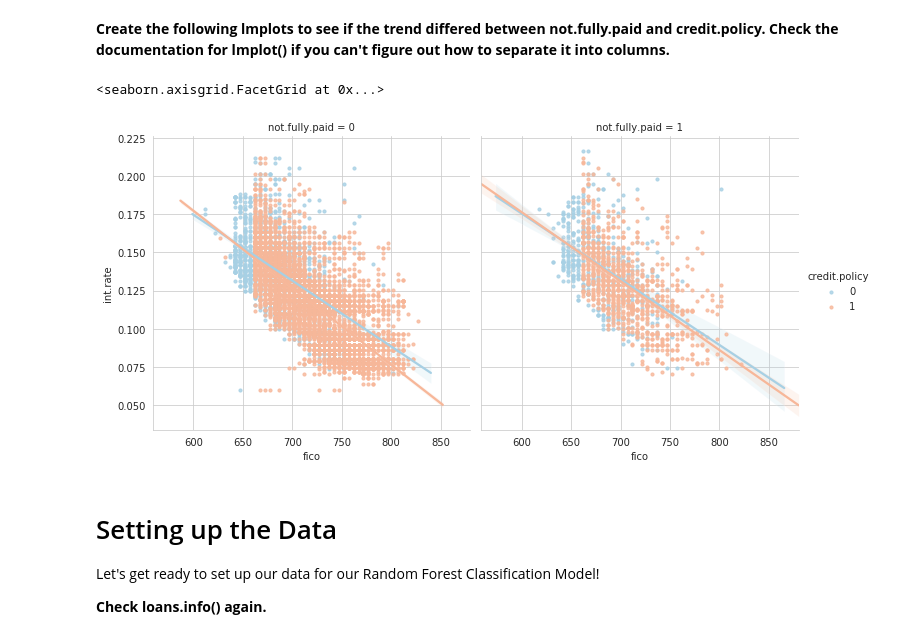
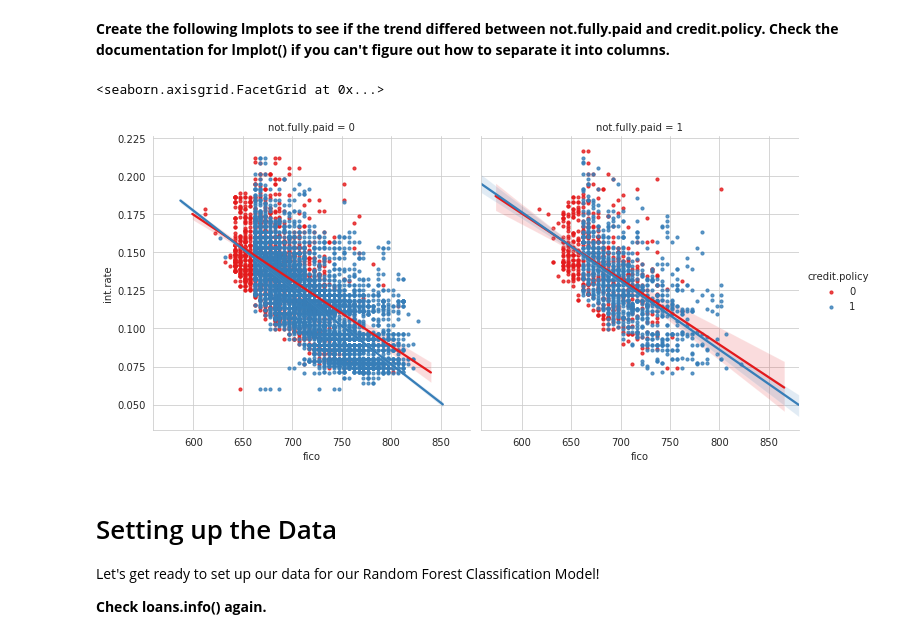
Before and after one commit to GkouskosV/Python-for-Data-Science-and-Machine-Learning-Bootcamp, a Jupyter notebook: Machine_Learning_Sections/DecisionTrees_and_RandomForests/LendingClub_RandomForest_Project.ipynb, the cells around one changed output. Drawn from its saved outputs; the diff is of its cells as text; code cells hidden in the pictures.

```diff
--- a/Machine_Learning_Sections/DecisionTrees_and_RandomForests/LendingClub_RandomForest_Project.ipynb
+++ b/Machine_Learning_Sections/DecisionTrees_and_RandomForests/LendingClub_RandomForest_Project.ipynb
@@ -135,14 +162,14 @@ sns.jointplot(x='fico', y='int.rate',data=loans, s=10, color='purple')
 # %%
 sns.lmplot(x='fico',
            y='int.rate',
            hue='credit.policy',
            col='not.fully.paid',
-           palette='RdBu_r',
+           palette='Set1',
            data=loans,
            scatter_kws={'s':10})
 # %% [output]
 <seaborn.axisgrid.FacetGrid at 0x...>
-[figure, old version]
+[figure, new version]
 # %% [markdown]
 # Setting up the Data
 
```
Also changed, not shown: parts of 6 cells of this notebook.
